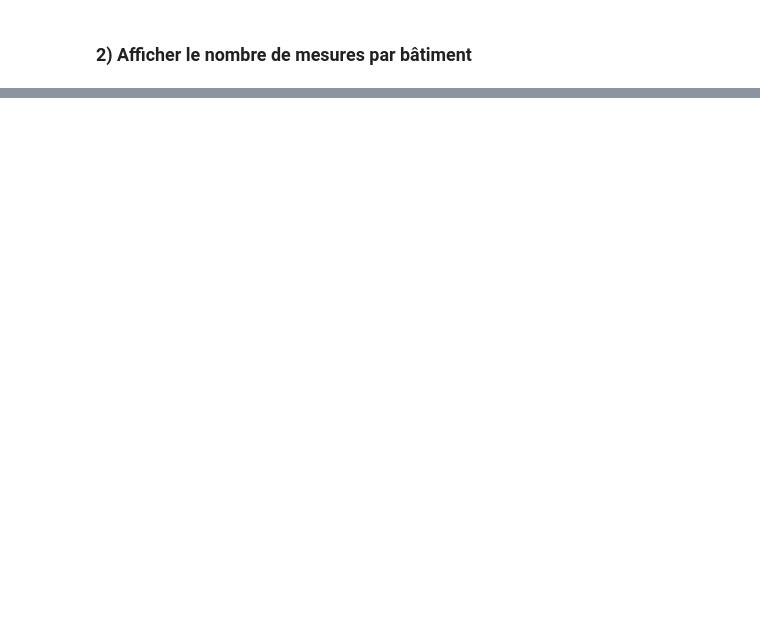
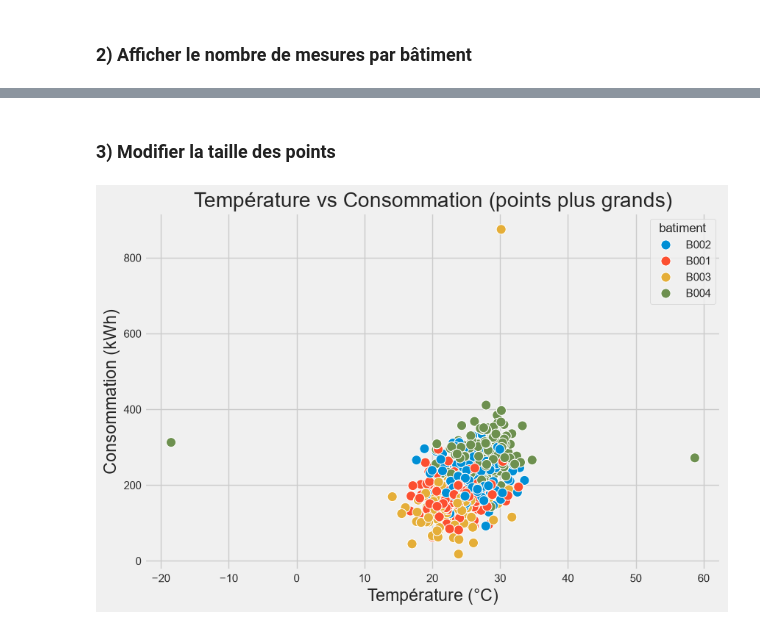
Before and after one commit to khadijagueye235/Atelier_seaborn, a Jupyter notebook: notebooks/atelier_seaborn_iot.ipynb, the cells around one changed output, grey strips where cells are left out. Saved outputs shown, nothing was run; the diff lists cells and outputs as text; code cells hidden in the pictures; blank space fills up the shorter version.

```diff
--- a/notebooks/atelier_seaborn_iot.ipynb
+++ b/notebooks/atelier_seaborn_iot.ipynb
@@ -280,0 +317,11 @@ plt.show()
+# %% [markdown]
+### 3) Modifier la taille des points
+# %%
+plt.figure(figsize=(9, 6))
+sns.scatterplot(data=df, x="temperature", y="consommation", hue="batiment", s=90)
+plt.title("Température vs Consommation (points plus grands)")
+plt.xlabel("Température (°C)")
+plt.ylabel("Consommation (kWh)")
+plt.show()
+# %% [output]
+[figure, added]
```
Also changed, not shown: parts of 19 cells of this notebook.
